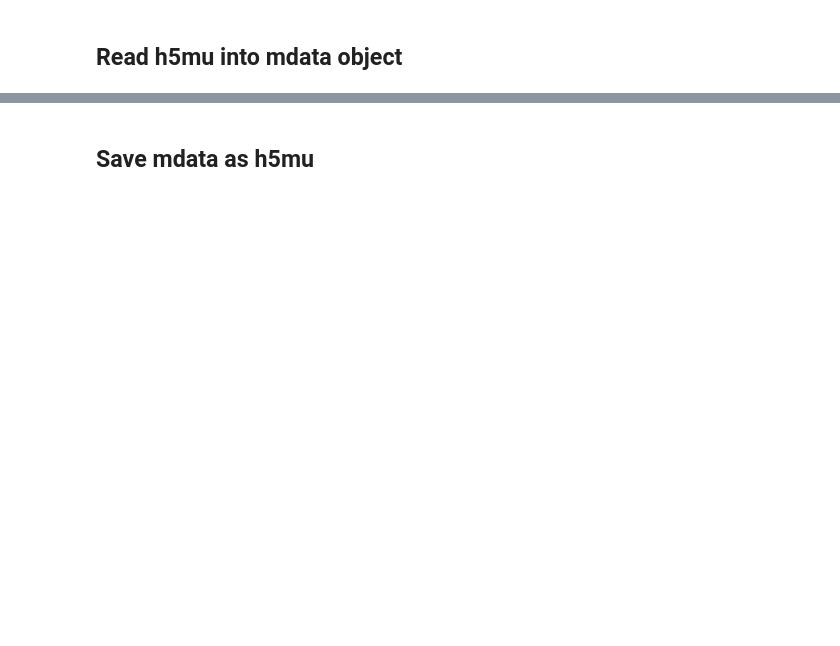
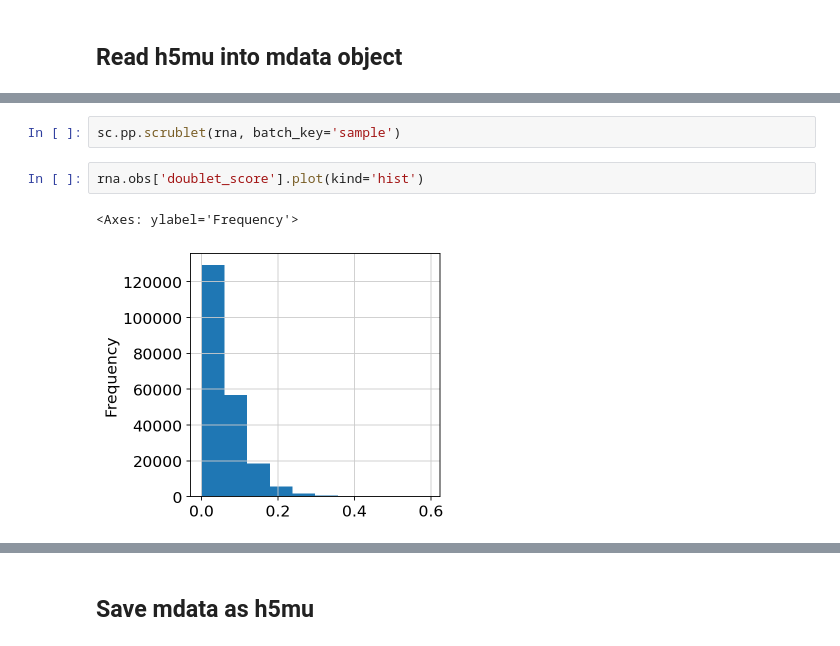
Before and after one commit to Talavera-Lopez-Lab/human_heart_multiome, a Jupyter notebook: 0-240625-QC/0-250624-E-MTAB12916_E-MTAB12919-QC.ipynb, the cells around one changed output, grey strips where cells are left out. Cells and saved outputs as stored; diff of their text form; blank space fills up the shorter version.

```diff
--- a/0-240625-QC/0-250624-E-MTAB12916_E-MTAB12919-QC.ipynb
+++ b/0-240625-QC/0-250624-E-MTAB12916_E-MTAB12919-QC.ipynb
@@ -42,0 +163,7 @@ MuData object with n_obs × n_vars = 298902 × 3775615
+# %%
+sc.pp.scrublet(rna, batch_key='sample')
+# %%
+rna.obs['doublet_score'].plot(kind='hist')
+# %% [output]
+<Axes: ylabel='Frequency'>
+[figure, added]
```
Also changed, not shown: parts of 34 cells of this notebook, 1 other file.
